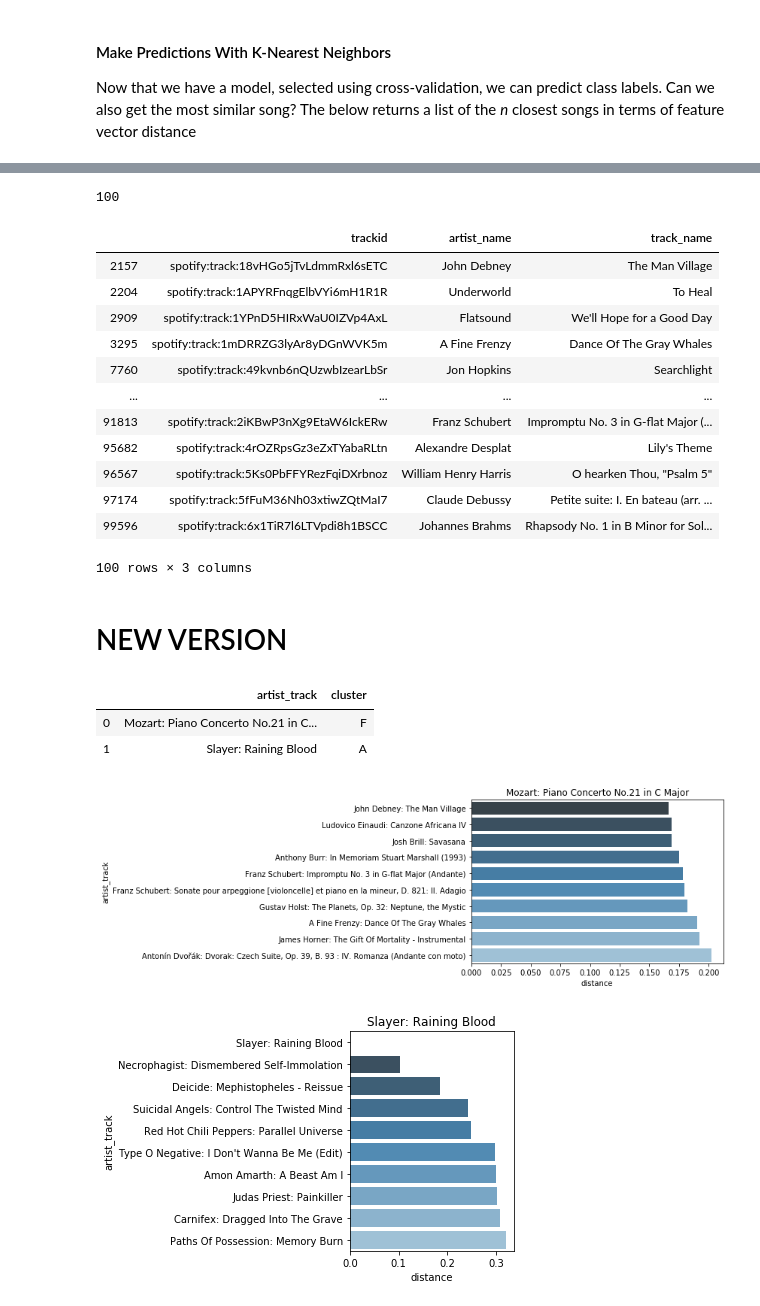
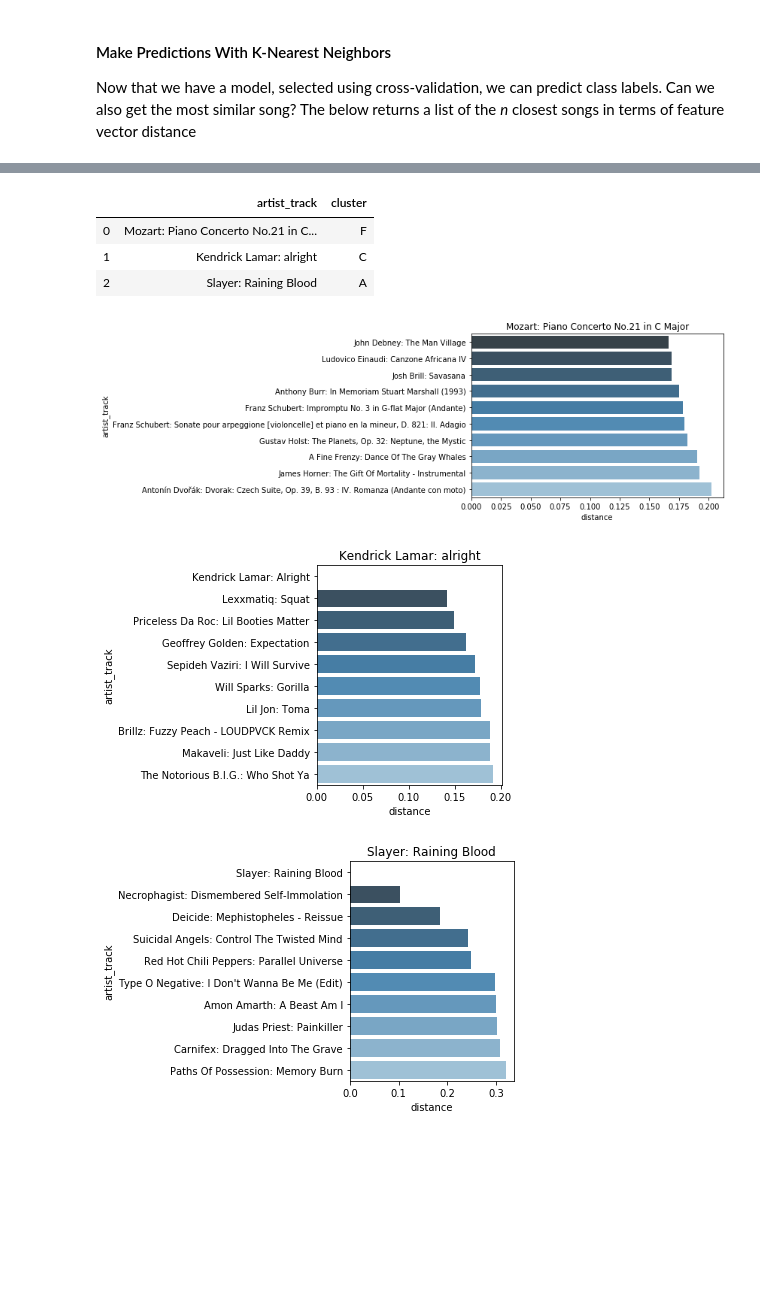
Before and after one commit to spotted-d/spotify-project, a Jupyter notebook: notebooks/milestone3_finalproject.ipynb, the cells around one changed output, grey strips where cells are left out. Drawn from its saved outputs; the diff is of its cells as text; code cells hidden in the pictures; blank space fills up the shorter version.

Commit message:
spotify - final - fix cleanup

```diff
--- a/notebooks/milestone3_finalproject.ipynb
+++ b/notebooks/milestone3_finalproject.ipynb
@@ -210,4 +207,0 @@ Now that we have a model, selected using cross-validation, we can predict class
-# %%
-mapping = {0:'A', 1:'B', 2:'C', 3:'D', 4:'E', 5:'F', 6: 'G', 7:'H', 8:'I', 9:'J', 10: 'K', 11: 'L'}
-test_index = 4
-playlist_data.iloc[playlist_data.index[playlist_data["trackid"] == X_test.index[test_index]]]
@@ -223,3 +207,0 @@ The predicted cluster for this song is F
-# %%
-p_df = playlist_data
-p_df.set_index("trackid").loc[X_train.iloc[kneighbors_indices].index]
@@ -261,30 +208,3 @@ Index(['spotify:track:18vHGo5jTvLdmmRxl6sETC',
-# %%
-# These are the indices of the 100 closest neighbors to our song of interest
-kneighbors_indices = knn_chosen.kneighbors(X_test.iloc[test_index].to_numpy().reshape(1,-1))[1].reshape(-1)
-
-print(len(kneighbors_indices))
-# Let's get the track info for these 100
-df = playlist_data[playlist_data["trackid"].isin(X_train.iloc[kneighbors_indices].index)]\
-    [["trackid", "artist_name", "track_name"]]
-
-df
-# %% [output]
-100
-|  | trackid | artist_name | track_name |
-| 2157 | spotify:track:18vHGo5jTvLdmmRxl6sETC | John Debney | The Man Village |
-| 2204 | spotify:track:1APYRFnqgElbVYi6mH1R1R | Underworld | To Heal |
-| 2909 | spotify:track:1YPnD5HIRxWaU0IZVp4AxL | Flatsound | We'll Hope for a Good Day |
-| 3295 | spotify:track:1mDRRZG3lyAr8yDGnWVK5m | A Fine Frenzy | Dance Of The Gray Whales |
-| 7760 | spotify:track:49kvnb6nQUzwbIzearLbSr | Jon Hopkins | Searchlight |
-| ... | ... | ... | ... |
-| 91813 | spotify:track:2iKBwP3nXg9EtaW6IckERw | Franz Schubert | Impromptu No. 3 in G-flat Major (... |
-| 95682 | spotify:track:4rOZRpsGz3eZxTYabaRLtn | Alexandre Desplat | Lily's Theme |
-| 96567 | spotify:track:5Ks0PbFFYRezFqiDXrbnoz | William Henry Harris | O hearken Thou, "Psalm 5" |
-| 97174 | spotify:track:5fFuM36Nh03xtiwZQtMaI7 | Claude Debussy | Petite suite: I. En bateau (arr. ... |
-| 99596 | spotify:track:6x1TiR7l6LTVpdi8h1BSCC | Johannes Brahms | Rhapsody No. 1 in B Minor for Sol... |
-100 rows × 3 columns
-# %% [markdown]
-# NEW VERSION
 # %%
 def generate_nearest_songs(trackid, features):
 
@@ -324,31 +244,33 @@ def plot_nearest_neighbors(neighbors_df, artist_track):
 # %%
 clusters = []
 
 # Wolfgang Amadeus Mozart, Piano Concerto No.21 in C Major,: "spotify:track:3aX8Xg1XxtEplBZDORWmyv"
 cluster, neighbors = generate_nearest_songs("spotify:track:3aX8Xg1XxtEplBZDORWmyv", playlist_clusters)
 artist_track = "Mozart: Piano Concerto No.21 in C Major"
 neighbors["artist_track"] = neighbors["artist_name"] + ": " + neighbors["track_name"]
 clusters.append({"artist_track": artist_track, "cluster": cluster})
 plot_nearest_neighbors(neighbors.head(10), artist_track)
 
-# Kendrick Lamar, m.A.A.d city: "spotify:track:439TlnnznSiBbQbgXiBqAd"
-# cluster, neighbors = generate_nearest_songs("spotify:track:439TlnnznSiBbQbgXiBqAd", playlist_clusters)
-# artist_track = "Kendrick Lamar: m.A.A.d city"
-# neighbors["artist_track"] = neighbors["artist_name"] + ": " + neighbors["track_name"]
-# clusters.append({"artist_track": artist_track, "cluster": cluster})
-# plot_nearest_neighbors(neighbors.head(10), artist_track)
+# Kendrick Lamar, alright: "spotify:track:3iVcZ5G6tvkXZkZKlMpIUs"
+cluster, neighbors = generate_nearest_songs("spotify:track:0ECs7wpW9157Tk5yBUGbE0", playlist_clusters)
+artist_track = "Kendrick Lamar: alright"
+neighbors["artist_track"] = neighbors["artist_name"] + ": " + neighbors["track_name"]
+clusters.append({"artist_track": artist_track, "cluster": cluster})
+plot_nearest_neighbors(neighbors.head(10), artist_track)
 
 # Slayer, Raining Blood: "spotify:track:4Yx9Tw9dTgQ8eGCq3PRDyn"
 cluster, neighbors = generate_nearest_songs("spotify:track:4Yx9Tw9dTgQ8eGCq3PRDyn", playlist_clusters)
 artist_track = "Slayer: Raining Blood"
 neighbors["artist_track"] = neighbors["artist_name"] + ": " + neighbors["track_name"]
 clusters.append({"artist_track": artist_track, "cluster": cluster})
 plot_nearest_neighbors(neighbors.head(10), artist_track)
 
 pd.DataFrame(clusters)
 # %% [output]
 |  | artist_track | cluster |
 | 0 | Mozart: Piano Concerto No.21 in C... | F |
-| 1 | Slayer: Raining Blood | A |
+| 1 | Kendrick Lamar: alright | C |
+| 2 | Slayer: Raining Blood | A |
 [figure]
-[figure, old version]
+[figure, new version]
+[figure, added]
```
Also changed, not shown: parts of 6 cells of this notebook, 3 other files.
